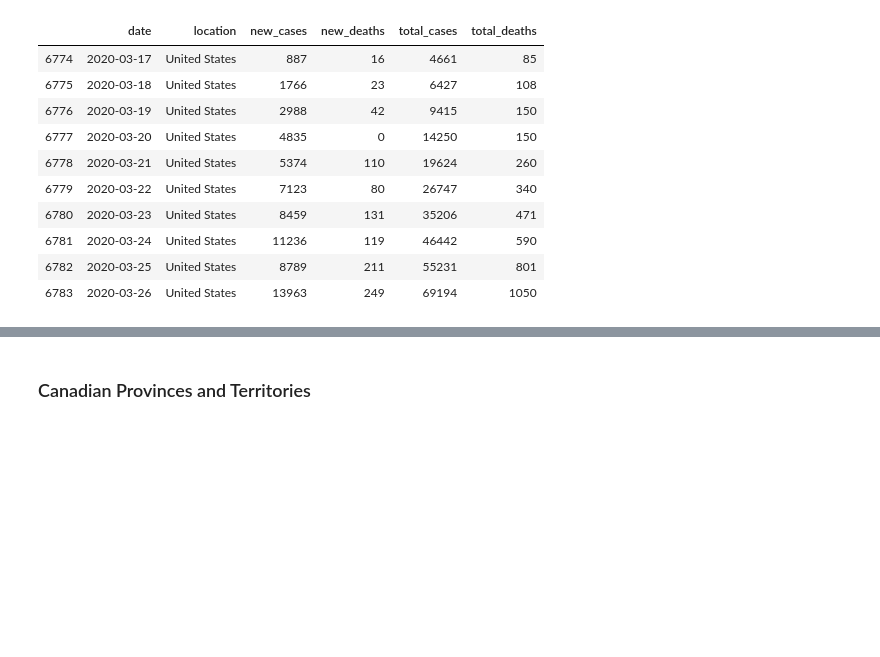
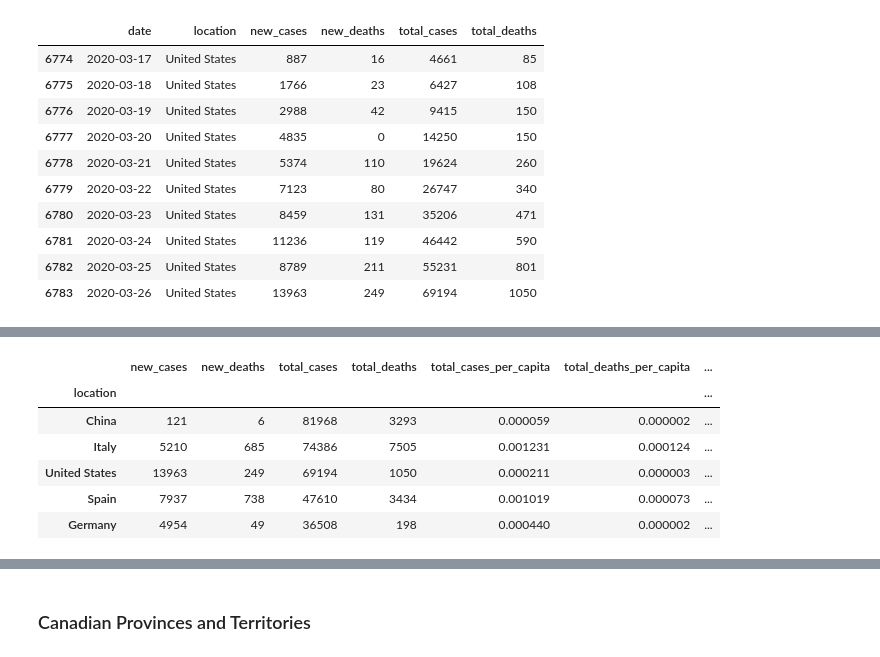
Before and after one commit to ambreen2006/Covid-19-Analysis, a Jupyter notebook: Covid-19-per-capita.ipynb, the cells around one changed output, grey strips where cells are left out. Drawn from its saved outputs; the diff is of its cells as text; code cells hidden in the pictures; blank space fills up the shorter version.

```diff
--- a/Covid-19-per-capita.ipynb
+++ b/Covid-19-per-capita.ipynb
@@ -342,0 +362,10 @@ new_cases_selected_country.tail(n = 10)
+# %%
+highest_total_cases
+# %% [output]
+|  | new_cases | new_deaths | total_cases | total_deaths | total_cases_per_capita | total_deaths_per_capita | ... |
+| location |  |  |  |  |  |  | ... |
+| China | 121 | 6 | 81968 | 3293 | 0.000059 | 0.000002 | ... |
+| Italy | 5210 | 685 | 74386 | 7505 | 0.001231 | 0.000124 | ... |
+| United States | 13963 | 249 | 69194 | 1050 | 0.000211 | 0.000003 | ... |
+| Spain | 7937 | 738 | 47610 | 3434 | 0.001019 | 0.000073 | ... |
+| Germany | 4954 | 49 | 36508 | 198 | 0.000440 | 0.000002 | ... |
```
Also changed, not shown: parts of 10 cells of this notebook.
